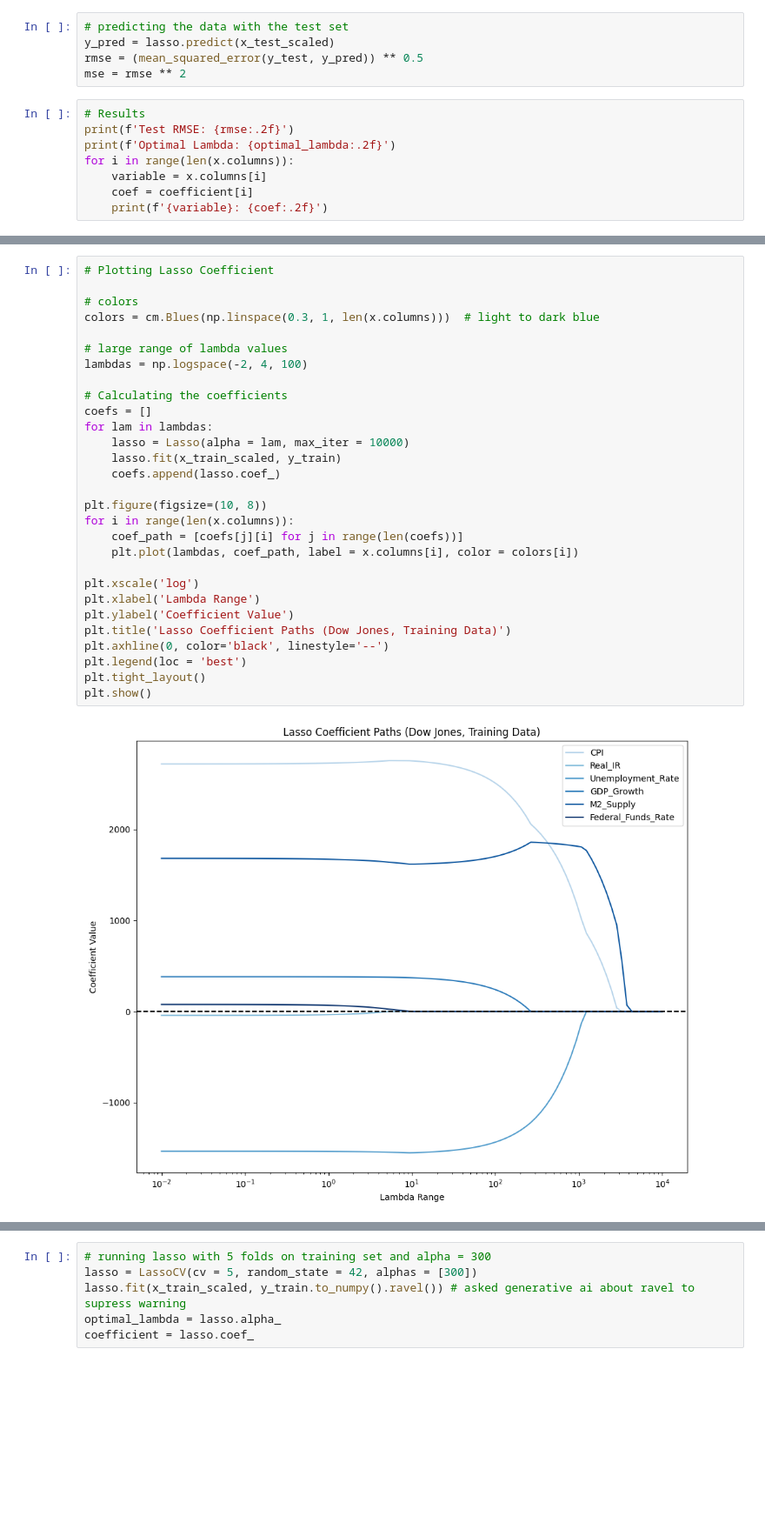
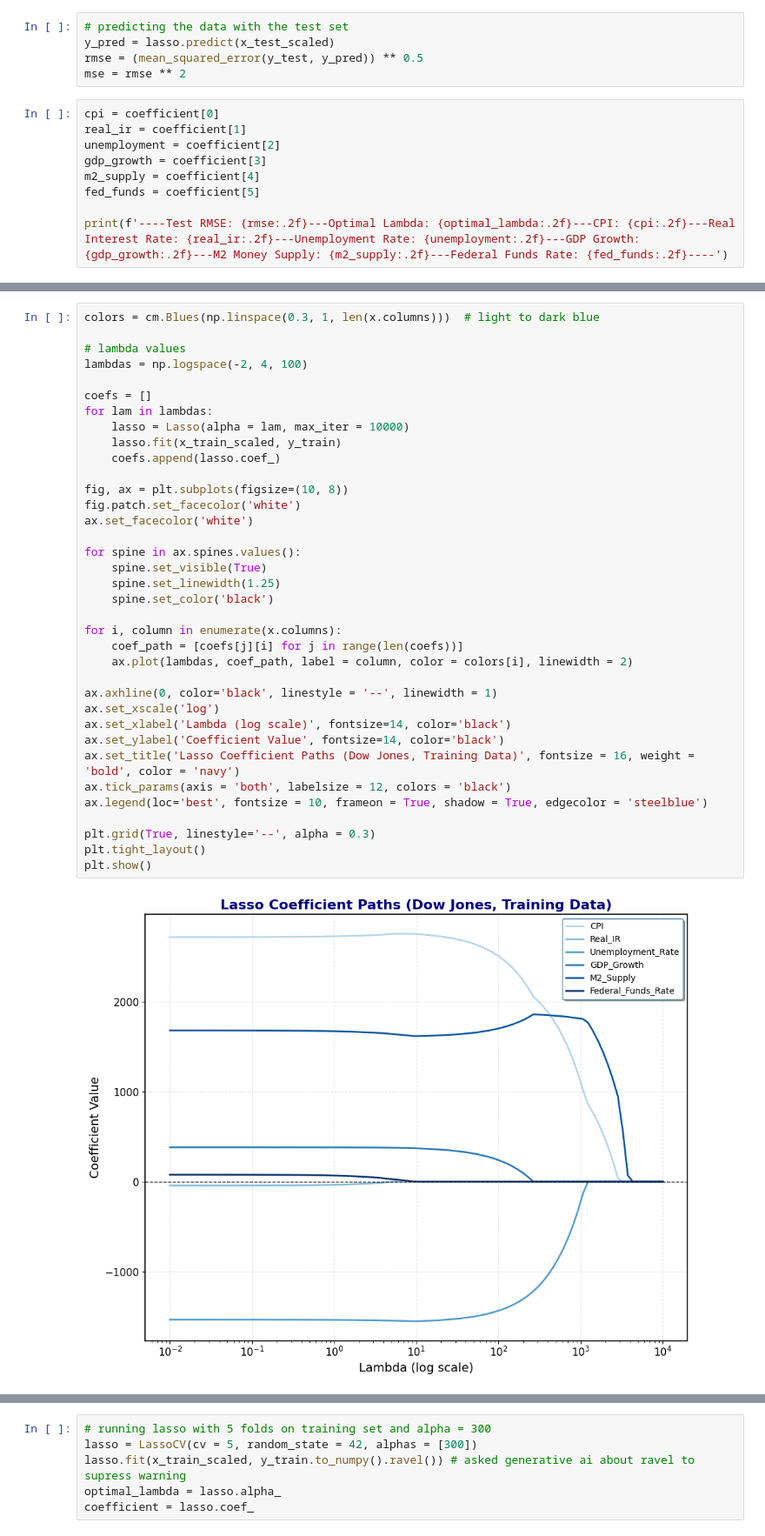
Before and after one commit to allarde2/Macroeconomic-Factors-Stock-Maket-Performance-CMSE-202-final-project-, a Jupyter notebook: lasso/Dow Jones Lasso.ipynb, the cells around one changed output, grey strips where cells are left out. Shown at 87% size. Saved outputs shown, nothing was run; the diff lists cells and outputs as text; blank space fills up the shorter version.

```diff
--- a/lasso/Dow Jones Lasso.ipynb
+++ b/lasso/Dow Jones Lasso.ipynb
@@ -92,11 +105,12 @@ y_pred = lasso.predict(x_test_scaled)
 rmse = (mean_squared_error(y_test, y_pred)) ** 0.5
 mse = rmse ** 2
 # %%
-# Results
-print(f'Test RMSE: {rmse:.2f}')
-print(f'Optimal Lambda: {optimal_lambda:.2f}')
-for i in range(len(x.columns)):
-    variable = x.columns[i]
-    coef = coefficient[i]
-    print(f'{variable}: {coef:.2f}')
+cpi = coefficient[0]
+real_ir = coefficient[1]
+unemployment = coefficient[2]
+gdp_growth = coefficient[3]
+m2_supply = coefficient[4]
+fed_funds = coefficient[5]
+
+print(f'----Test RMSE: {rmse:.2f}---Optimal Lambda: {optimal_lambda:.2f}---CPI: {cpi:.2f}---Real Interest Rate: {real_ir:.2f}---Unemployment Rate: {unemployment:.2f}---GDP Growth: {gdp_growth:.2f}---M2 Money Supply: {m2_supply:.2f}---Federal Funds Rate: {fed_funds:.2f}----')
 # %% [output]
@@ -141,32 +174,39 @@ Although the model captures the general trend in the index, there is a noticeabl
 # %%
-# Plotting Lasso Coefficient
-
-# colors
 colors = cm.Blues(np.linspace(0.3, 1, len(x.columns)))  # light to dark blue
 
-# large range of lambda values
+# lambda values
 lambdas = np.logspace(-2, 4, 100)
 
-# Calculating the coefficients
 coefs = []
 for lam in lambdas:
     lasso = Lasso(alpha = lam, max_iter = 10000)
     lasso.fit(x_train_scaled, y_train)
     coefs.append(lasso.coef_)
 
-plt.figure(figsize=(10, 8))
-for i in range(len(x.columns)):
+fig, ax = plt.subplots(figsize=(10, 8))
+fig.patch.set_facecolor('white')
+ax.set_facecolor('white')
+
+for spine in ax.spines.values():
+    spine.set_visible(True)
+    spine.set_linewidth(1.25)
+    spine.set_color('black')
+
+for i, column in enumerate(x.columns):
     coef_path = [coefs[j][i] for j in range(len(coefs))]
-    plt.plot(lambdas, coef_path, label = x.columns[i], color = colors[i])
+    ax.plot(lambdas, coef_path, label = column, color = colors[i], linewidth = 2)
 
-plt.xscale('log')
-plt.xlabel('Lambda Range')
-plt.ylabel('Coefficient Value')
-plt.title('Lasso Coefficient Paths (Dow Jones, Training Data)')
-plt.axhline(0, color='black', linestyle='--')
-plt.legend(loc = 'best')
+ax.axhline(0, color='black', linestyle = '--', linewidth = 1)
+ax.set_xscale('log')
+ax.set_xlabel('Lambda (log scale)', fontsize=14, color='black')
+ax.set_ylabel('Coefficient Value', fontsize=14, color='black')
+ax.set_title('Lasso Coefficient Paths (Dow Jones, Training Data)', fontsize = 16, weight = 'bold', color = 'navy')
+ax.tick_params(axis = 'both', labelsize = 12, colors = 'black')
+ax.legend(loc='best', fontsize = 10, frameon = True, shadow = True, edgecolor = 'steelblue')
+
+plt.grid(True, linestyle='--', alpha = 0.3)
 plt.tight_layout()
 plt.show()
 # %% [output]
-[figure, old version]
+[figure, new version]
 # %% [markdown]
```
Also changed, not shown: parts of 25 cells of this notebook, 2 other files.
